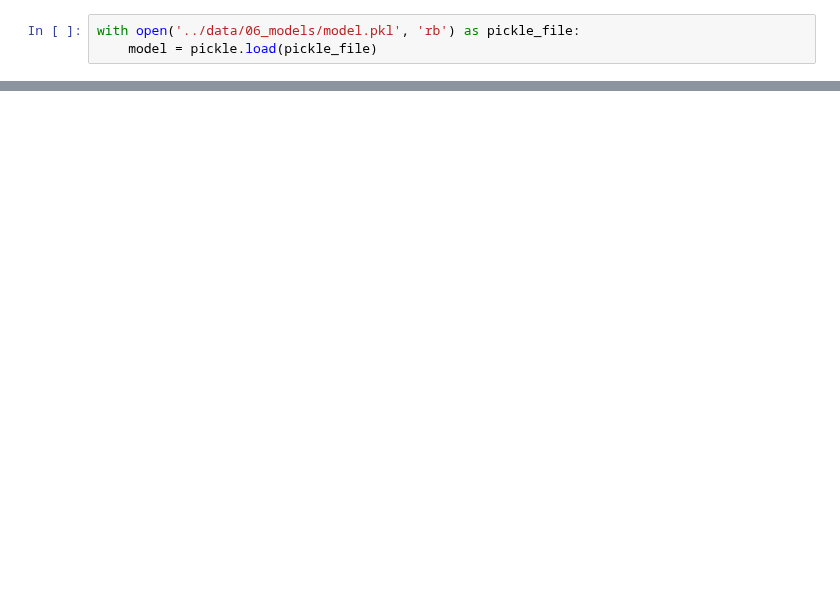
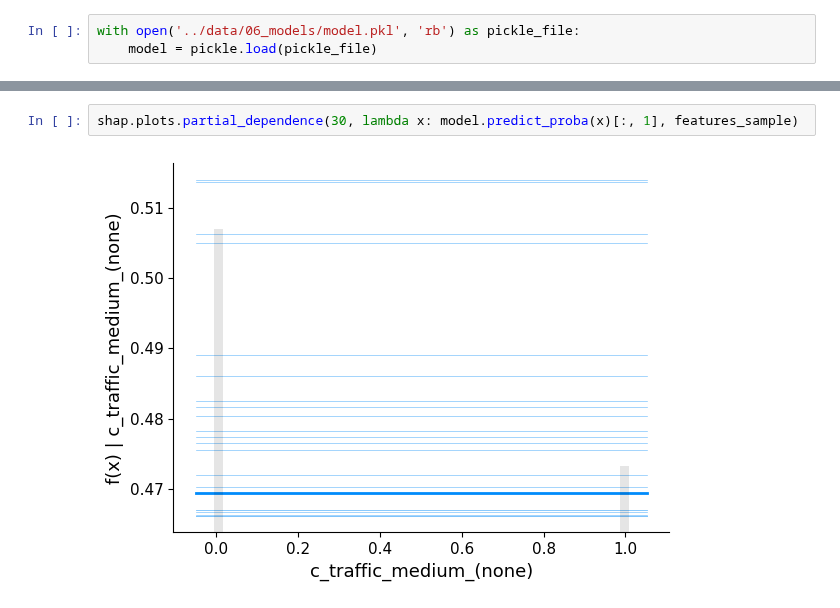
Before and after one commit to getindata/quickstart-ml-blueprints, a Jupyter notebook: ga4-mlops/notebooks/explanation.ipynb, the cells around one changed output, grey strips where cells are left out. Saved outputs shown, nothing was run; the diff lists cells and outputs as text; blank space fills up the shorter version.

```diff
--- a/ga4-mlops/notebooks/explanation.ipynb
+++ b/ga4-mlops/notebooks/explanation.ipynb
@@ -126,0 +198,4 @@ with open('../data/06_models/model.pkl', 'rb') as pickle_file:
+# %%
+shap.plots.partial_dependence(30, lambda x: model.predict_proba(x)[:, 1], features_sample)
+# %% [output]
+[figure, added]
```
Also changed, not shown: parts of 13 cells of this notebook.
